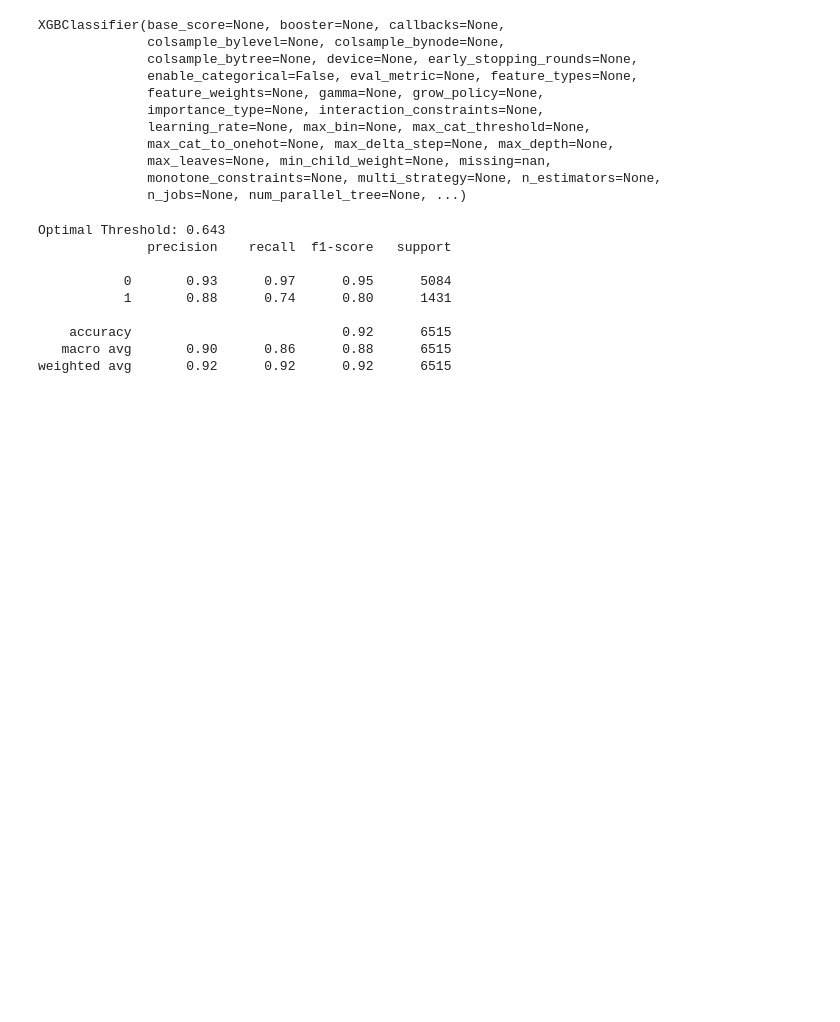
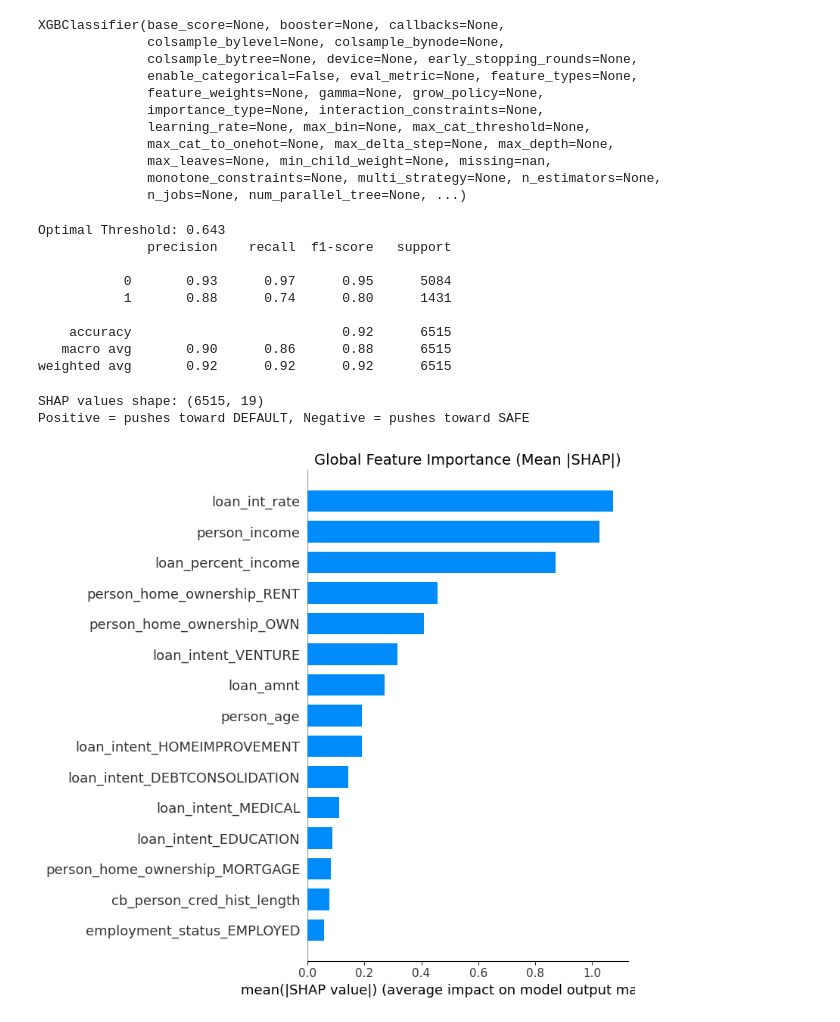
Before and after one commit to harshitsharma1410-bot/credit-risk-pipeline, a Jupyter notebook: notebooks/FINAL_MODEL.ipynb, the cells around one changed output. Drawn from its saved outputs; the diff is of its cells as text; code cells hidden in the pictures; blank space fills up the shorter version.

Commit message:
Used SHAP for feature importance and enhanced the pipeline

```diff
--- a/notebooks/FINAL_MODEL.ipynb
+++ b/notebooks/FINAL_MODEL.ipynb
@@ -27,14 +53,19 @@ df_final = pd.get_dummies(df, columns=['person_home_ownership', 'loan_intent', '
 # %%
-# 1. Isolate known vs missing
+# splitting data into known and missing rates
 known_rates = df_final[df_final['loan_int_rate'].notnull()]
 missing_rates = df_final[df_final['loan_int_rate'].isnull()]
 
-# 2. Define the "Blindfold" (Hide the answer key)
+#ensuring data leakage
 allowed_features = known_rates.drop(['loan_status', 'loan_int_rate'], axis=1).columns
 
-# 3. Train the Imputer
+# using standard hyperparameters XGBRegressor to predict missing rates
 xgb_imputer = XGBRegressor(random_state=42)
 xgb_imputer.fit(known_rates[allowed_features], known_rates['loan_int_rate'])
 
-# 4. Predict and Inject
-df_final.loc[df_final['loan_int_rate'].isnull(), 'loan_int_rate'] = xgb_imputer.predict(missing_rates[allowed_features])
+
+# Fill missing rates
+df_final.loc[
+    df_final['loan_int_rate'].isnull(), 'loan_int_rate'
+] = xgb_imputer.predict(missing_rates[allowed_features])
+
+print(f"Missing rates filled: {missing_rates.shape[0]} rows")
@@ -85,3 +118,29 @@ Optimal Threshold: 0.643
     accuracy                           0.92      6515
    macro avg       0.90      0.86      0.88      6515
 weighted avg       0.92      0.92      0.92      6515
+# %%
+# Now using SHAP to explain the model's predictions
+explainer = shap.TreeExplainer(xgb_model)
+
+#Shap values for entire X_test
+shap_values = explainer.shap_values(X_test)
+print(f"SHAP values shape: {shap_values.shape}")
+print(f"Positive = pushes toward DEFAULT, Negative = pushes toward SAFE")
+# %% [output]
+SHAP values shape: (6515, 19)
+Positive = pushes toward DEFAULT, Negative = pushes toward SAFE
+# %%
+# SHAP PLOT 1 : Which features matter MOST on average across all applicants?
+plt.figure()
+shap.summary_plot(
+    shap_values,
+    X_test,
+    plot_type='bar',
+    max_display=15,
+    show=False
+)
+plt.title("Global Feature Importance (Mean |SHAP|)", fontsize=14)
+plt.tight_layout()
+plt.show()
+# %% [output]
+[figure, added]
```
Also changed, not shown: parts of 13 cells of this notebook.
